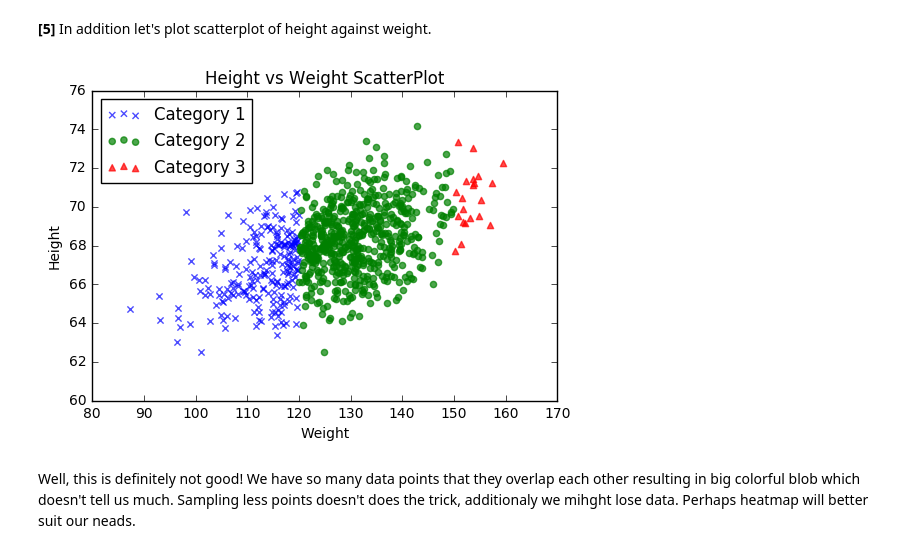
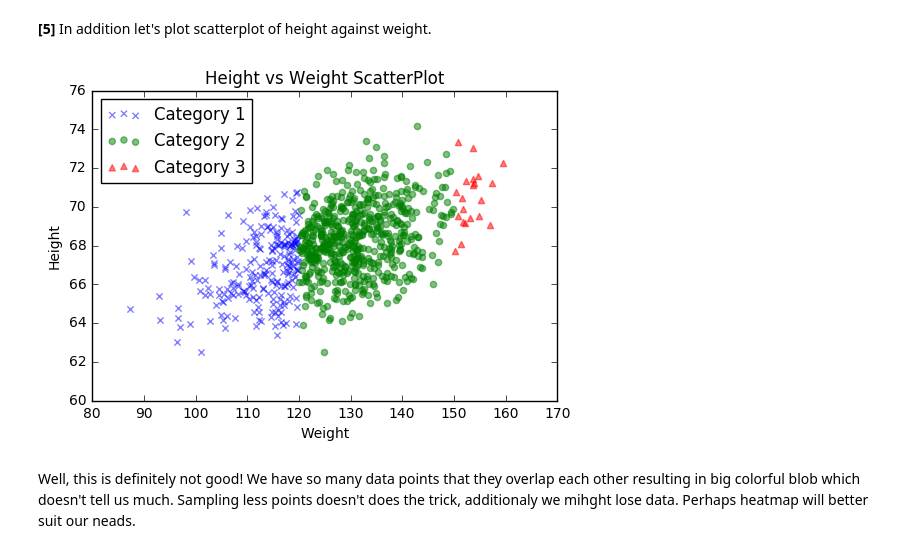
Before and after one commit to EvdokimovN/S7DataScience, a Jupyter notebook: S7DataScience.ipynb, the cells around one changed output. Cells and saved outputs as stored; diff of their text form; code cells hidden in the pictures.

```diff
--- a/S7DataScience.ipynb
+++ b/S7DataScience.ipynb
@@ -32,9 +40,14 @@ for col, axis, c in zip(df.columns, axes, COLORS):
 **[3]** Now let's add another feature: [BMI](https://en.wikipedia.org/wiki/Body_mass_index), and see how it is dependent on height and weight
 # %%
 # Since our data in inches and pounds we must apply conversion factor
-IBM_column = np.multiply(np.divide(df[weight_column_index], np.power(df[height_column_index],2)), 703)
-df.assign(IBM=IBM_column)
-IBM_column_index = "IBM"
+BMI_column = np.multiply(np.divide(df[weight_column_index], np.power(df[height_column_index],2)), 703)
+
+# Give a name to our new column
+BMI_column_index = "BMI"
+df[BMI_column_index] = BMI_column
+
+# Make sure we actually added column to dataframe
+assert(BMI_column_index in df.columns)
 # %%
 plt.figure()
 plt.scatter(x=df[weight_column_index], y=df[height_column_index])
@@ -67,43 +80,40 @@ df.boxplot(column=height_column_index, by=category_weight_column_index)
 # %% [markdown]
 **[5]** In addition let's plot scatterplot of height against weight.
 # %%
-# Change it to sample each `skip_points`
-skip_points = 30
+# Change it to sample each `sample` point
+sample = 30
 
 plt.figure()
 # We will plot data by category on one plot
-plt.scatter(x=df[weight_column_index][df[category_weight_column_index] == 1][::skip_points],
-            y=df[height_column_index][df[category_weight_column_index] == 1][::skip_points],
+plt.scatter(x=df[weight_column_index][df[category_weight_column_index] == 1][::sample],
+            y=df[height_column_index][df[category_weight_column_index] == 1][::sample],
             marker = 'x',
             color = 'b',
             label = 'Category 1',
-            alpha = 0.7
-           )
+            alpha = 0.5)
 
-plt.scatter(x=df[weight_column_index][df[category_weight_column_index] == 2][::skip_points],
-            y=df[height_column_index][df[category_weight_column_index] == 2][::skip_points],
+plt.scatter(x=df[weight_column_index][df[category_weight_column_index] == 2][::sample],
+            y=df[height_column_index][df[category_weight_column_index] == 2][::sample],
             marker = 'o',
             color = 'g',
             label = 'Category 2',
-            alpha = 0.7
-           )
+            alpha = 0.5)
 
-plt.scatter(x=df[weight_column_index][df[category_weight_column_index] == 3][::skip_points],
-            y=df[height_column_index][df[category_weight_column_index] == 3][::skip_points],
+plt.scatter(x=df[weight_column_index][df[category_weight_column_index] == 3][::sample],
+            y=df[height_column_index][df[category_weight_column_index] == 3][::sample],
             marker = '^',
             color = 'r',
             label = 'Category 3',
-            alpha = 0.7
-           )
+            alpha = 0.5)
 
 plt.legend(loc='upper left')
 plt.title('Height vs Weight ScatterPlot')
 plt.ylabel('Height')
 plt.xlabel('Weight')
 
 plt.show()
 # %% [output]
-[figure, old version]
+[figure, new version]
 # %% [markdown]
 Well, this is definitely not good! We have so many data points that they overlap each other resulting in big colorful blob which doesn't tell us much. Sampling less points doesn't does the trick, additionaly we mihght lose data. Perhaps heatmap will better suit our neads.
 # %%
```
Also changed, not shown: parts of 3 cells of this notebook.
